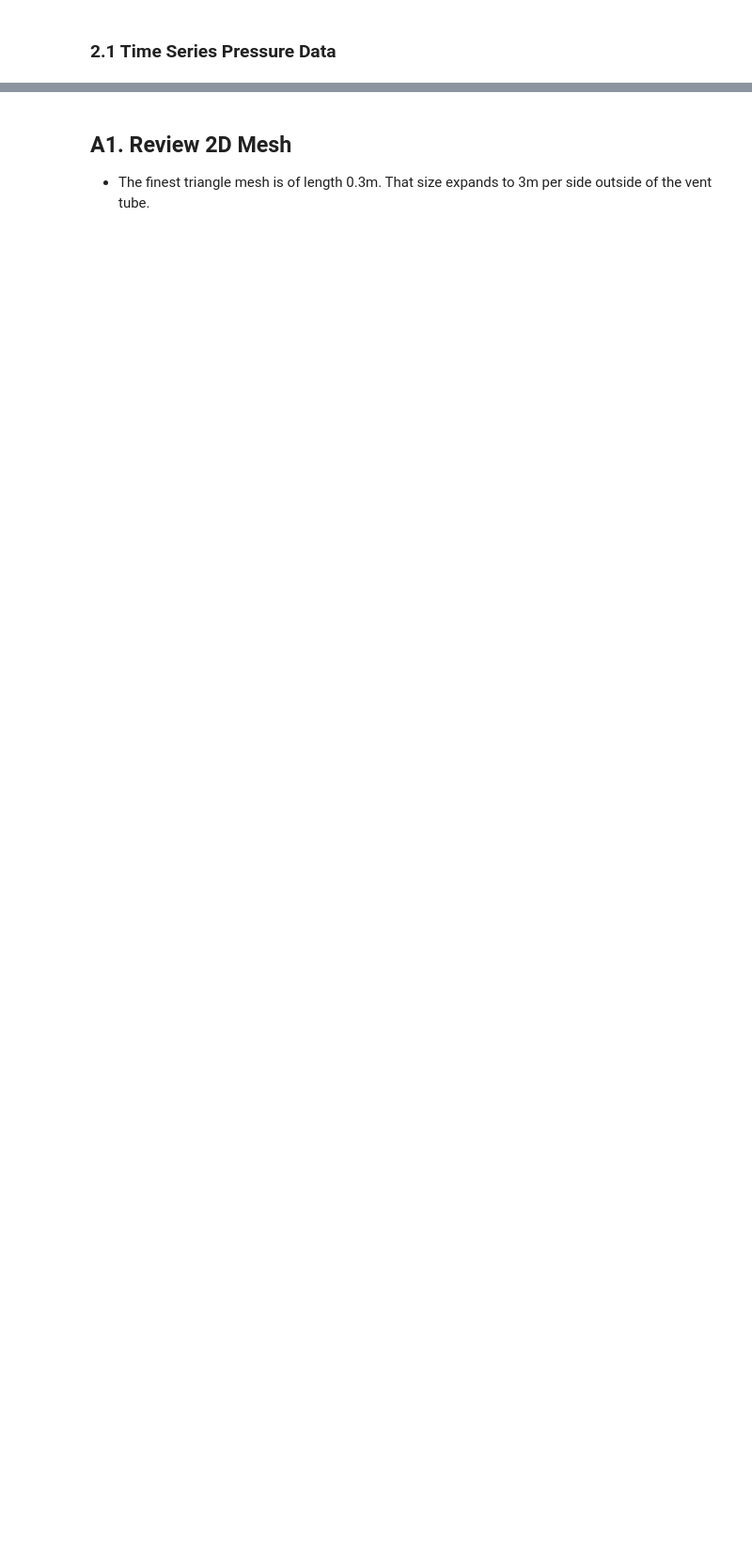
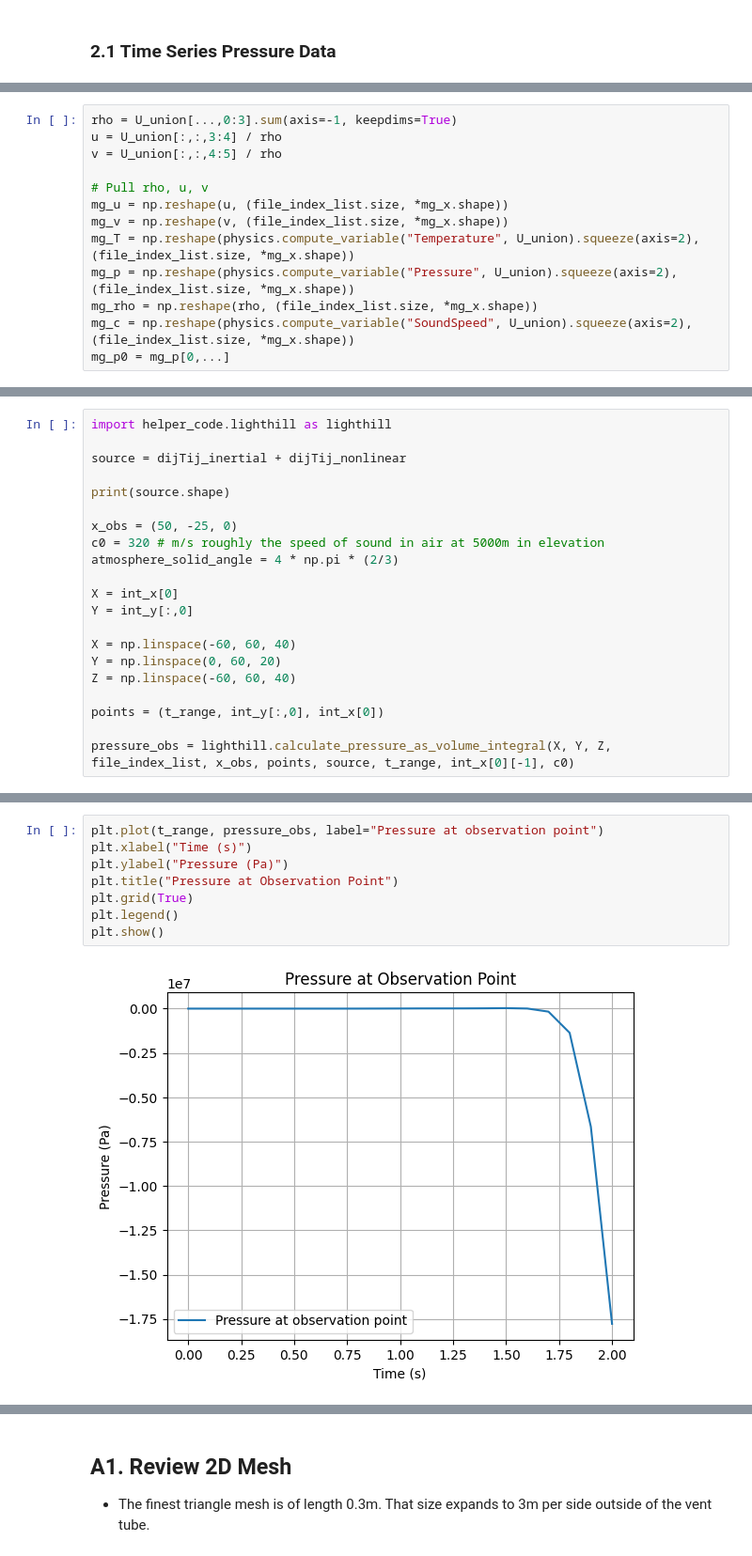
Before and after one commit to paxtonsc/volcano-sims, a Jupyter notebook: notebooks/2025.07.30.infrasound.ipynb, the cells around one changed output, grey strips where cells are left out. Shown at 94% size. Drawn from its saved outputs; the diff is of its cells as text; blank space fills up the shorter version.

```diff
--- a/notebooks/2025.07.30.infrasound.ipynb
+++ b/notebooks/2025.07.30.infrasound.ipynb
@@ -164,0 +341,13 @@ Text(0.5, 0.01, 'time (s)')
+# %%
+rho = U_union[...,0:3].sum(axis=-1, keepdims=True)
+u = U_union[:,:,3:4] / rho
+v = U_union[:,:,4:5] / rho
+
+# Pull rho, u, v
+mg_u = np.reshape(u, (file_index_list.size, *mg_x.shape))
+mg_v = np.reshape(v, (file_index_list.size, *mg_x.shape))
+mg_T = np.reshape(physics.compute_variable("Temperature", U_union).squeeze(axis=2), (file_index_list.size, *mg_x.shape))
+mg_p = np.reshape(physics.compute_variable("Pressure", U_union).squeeze(axis=2), (file_index_list.size, *mg_x.shape))
+mg_rho = np.reshape(rho, (file_index_list.size, *mg_x.shape))
+mg_c = np.reshape(physics.compute_variable("SoundSpeed", U_union).squeeze(axis=2), (file_index_list.size, *mg_x.shape))
+mg_p0 = mg_p[0,...]
@@ -164,0 +476,21 @@ Text(0.5, 0.01, 'time (s)')
+# %%
+import helper_code.lighthill as lighthill
+
+source = dijTij_inertial + dijTij_nonlinear
+
+print(source.shape)
+
+x_obs = (50, -25, 0)
+c0 = 320 # m/s roughly the speed of sound in air at 5000m in elevation
+atmosphere_solid_angle = 4 * np.pi * (2/3)
+
+X = int_x[0]
+Y = int_y[:,0]
+
+X = np.linspace(-60, 60, 40)
+Y = np.linspace(0, 60, 20)
+Z = np.linspace(-60, 60, 40)
+
+points = (t_range, int_y[:,0], int_x[0])
+
+pressure_obs = lighthill.calculate_pressure_as_volume_integral(X, Y, Z, file_index_list, x_obs, points, source, t_range, int_x[0][-1], c0)
@@ -164,0 +505,10 @@ Text(0.5, 0.01, 'time (s)')
+# %%
+plt.plot(t_range, pressure_obs, label="Pressure at observation point")
+plt.xlabel("Time (s)")
+plt.ylabel("Pressure (Pa)")
+plt.title("Pressure at Observation Point")
+plt.grid(True)
+plt.legend()
+plt.show()
+# %% [output]
+[figure, added]
```
Also changed, not shown: parts of 24 cells of this notebook, 13 other files.
